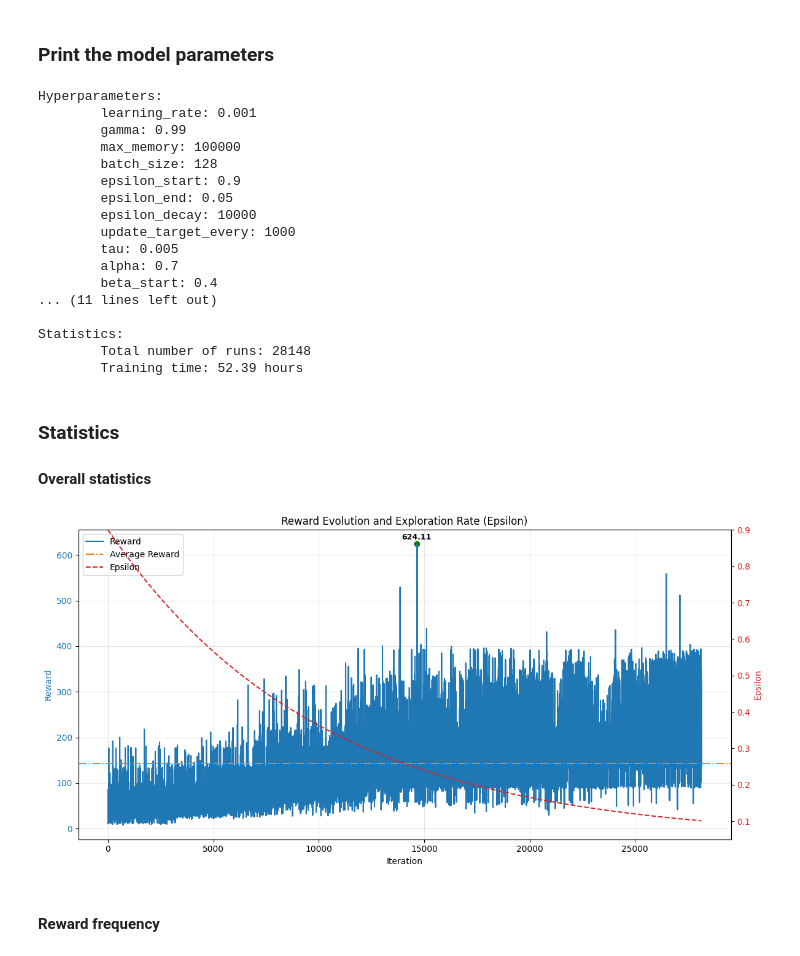
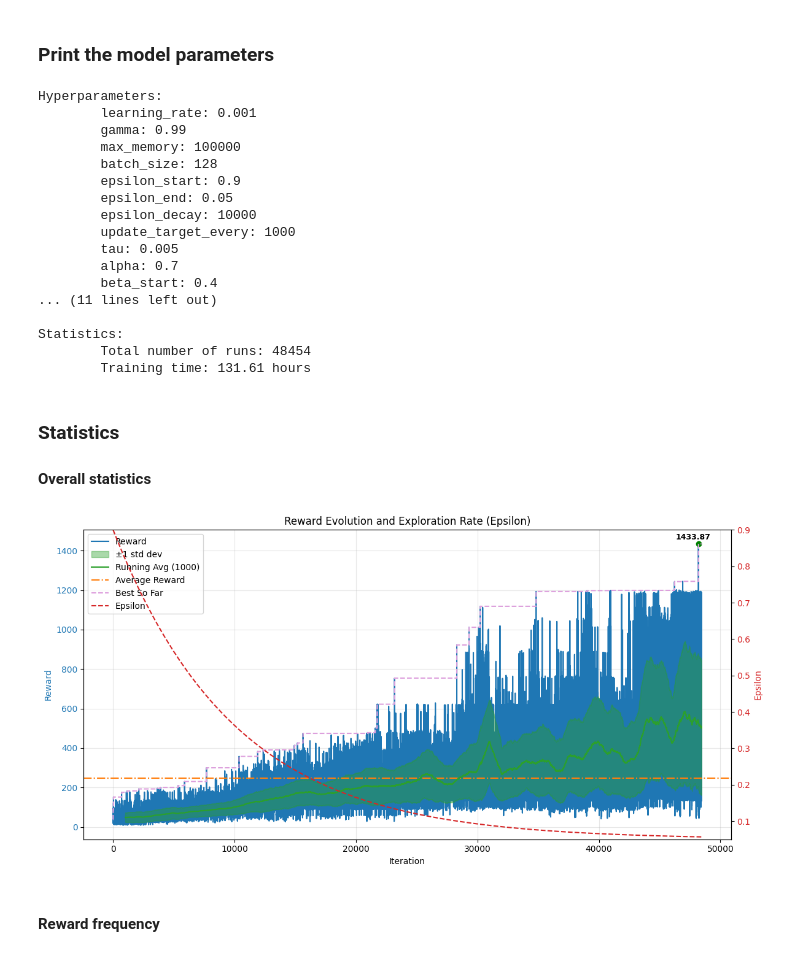
Before and after one commit to OscarJauffret/Tomate-Mozza, a Jupyter notebook: src/utils/plot_stats.ipynb, the cells around one changed output. Saved outputs shown, nothing was run; the diff lists cells and outputs as text; code cells hidden in the pictures.

Commit message:
Added running avg and std

```diff
--- a/src/utils/plot_stats.ipynb
+++ b/src/utils/plot_stats.ipynb
@@ -7,7 +9,7 @@ import os
 # %% [markdown]
 ### Select the .json file to plot
 # %%
-file_path = "../../models/latest/stats.json"
+file_path = "../../models/04-01_11-43/stats.json"
 if not os.path.exists(file_path):
     raise FileNotFoundError(f"File not found: {file_path}")
 
@@ -45,8 +47,8 @@ Hyperparameters:
 ... (11 lines left out)
 
 Statistics:
-        Total number of runs: 28148
-        Training time: 52.39 hours
+        Total number of runs: 48454
+        Training time: 131.61 hours
 # %% [markdown]
 ### Statistics
 #### Overall statistics
@@ -61,6 +63,15 @@ average_reward = run_dict["statistics"]["average reward"]
 best_reward = run_dict["statistics"]["best reward"]
 best_iteration = np.argmax(rewards)
 
+best_so_far = np.maximum.accumulate(rewards)
+window_size = 1000
+running_avg = np.convolve(rewards, np.ones(window_size)/window_size, mode='valid')
+
+rolling_std = np.array([
+    np.std(rewards[i:i+window_size])
+    for i in range(number_of_runs - window_size + 1)
+])
+
 for i in range(number_of_runs):
     epsilon = eps_end + (eps_start - eps_end) * np.exp(-1. * i / eps_decay)
     epsilons.append(epsilon)
@@ -69,40 +80,54 @@ fig, ax1 = plt.subplots(figsize=(12, 6))
 color = "tab:blue"
 ax1.set_xlabel("Iteration")
 ax1.set_ylabel("Reward", color=color)
-ax1.plot(rewards, color=color, label="Reward")
+ax1.plot(rewards, color=color, label="Reward", zorder=1)
 ax1.tick_params(axis="y", labelcolor=color)
 ax1.grid(True, alpha=0.3)
+ax1.set_axisbelow(True)
+
+ax1.fill_between(
+    range(window_size - 1, number_of_runs),
+    running_avg - rolling_std,
+    running_avg + rolling_std,
+    color='tab:green',
+    alpha=0.4,
+    label="±1 std dev",
+    zorder=2
+)
+ax1.plot(range(window_size - 1, number_of_runs), running_avg, color='tab:green', linestyle='-', label=f"Running Avg ({window_size})", zorder=3)
+
 
 ax1.axhline(y=average_reward, color='tab:orange', linestyle='-.', label="Average Reward")
+ax1.plot(best_so_far, color='plum', linestyle='--', label="Best So Far")
 
 ax1.scatter(best_iteration, best_reward, color='g')
 ax1.annotate(f"{best_reward:.2f}",
              xy=(best_iteration, best_reward),
              xytext=(-(len(str(f"{best_reward:.2f}"))) // 3 * 9, 5),  # 10 pixels right of the point
              textcoords='offset points',
              fontsize=9,
              color='k',
              weight='bold')
 
 
 # Secondary axis - Epsilon
 ax2 = ax1.twinx()  # Create a twin x-axis that shares y-axis
 color = 'tab:red'
 ax2.set_ylabel('Epsilon', color=color)
 ax2.set_ylim([eps_end, eps_start])
 ax2.plot(epsilons, color=color, linestyle='--', label="Epsilon")
 ax2.tick_params(axis='y', labelcolor=color)
 
 # Add legends
 lines1, labels1 = ax1.get_legend_handles_labels()
 lines2, labels2 = ax2.get_legend_handles_labels()
 ax1.legend(lines1 + lines2, labels1 + labels2, loc='upper left')
 
 plt.title("Reward Evolution and Exploration Rate (Epsilon)")
 plt.tight_layout()
 plt.show()
 # %% [output]
-[figure, old version]
+[figure, new version]
 # %% [markdown]
 #### Reward frequency
 # %%
```
Also changed, not shown: parts of 3 cells of this notebook.
